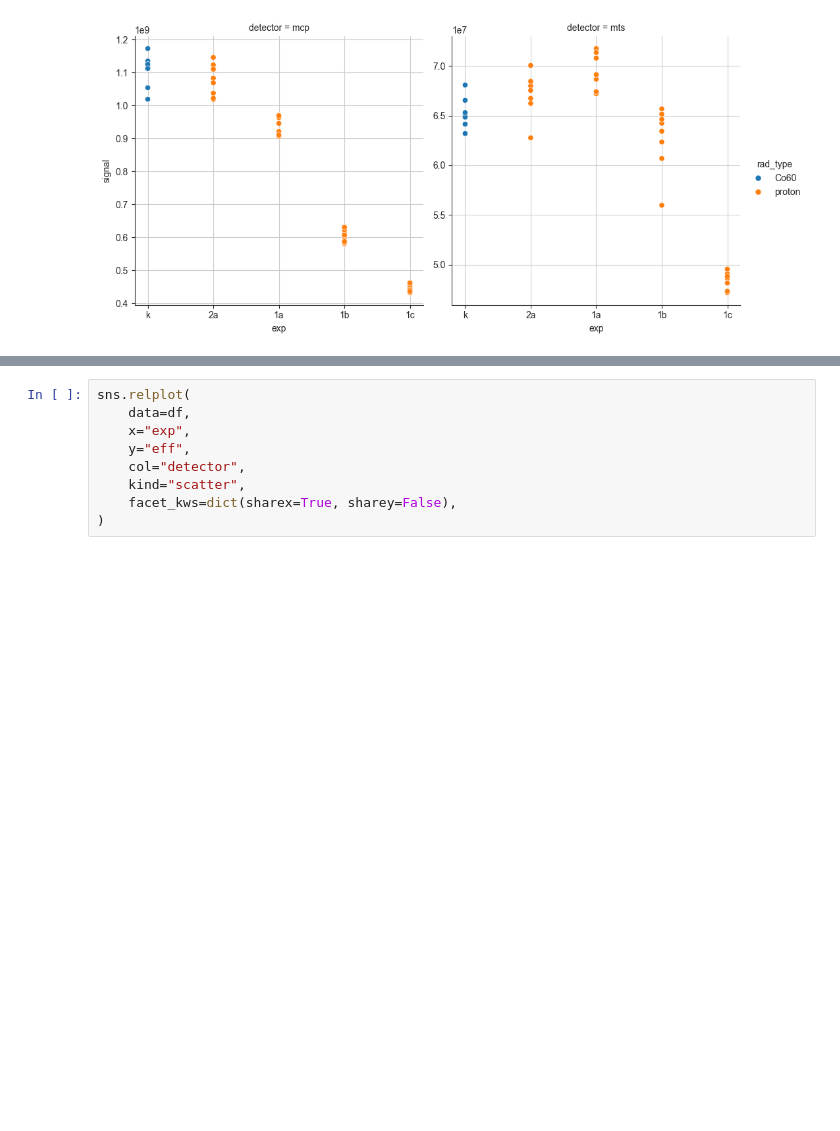
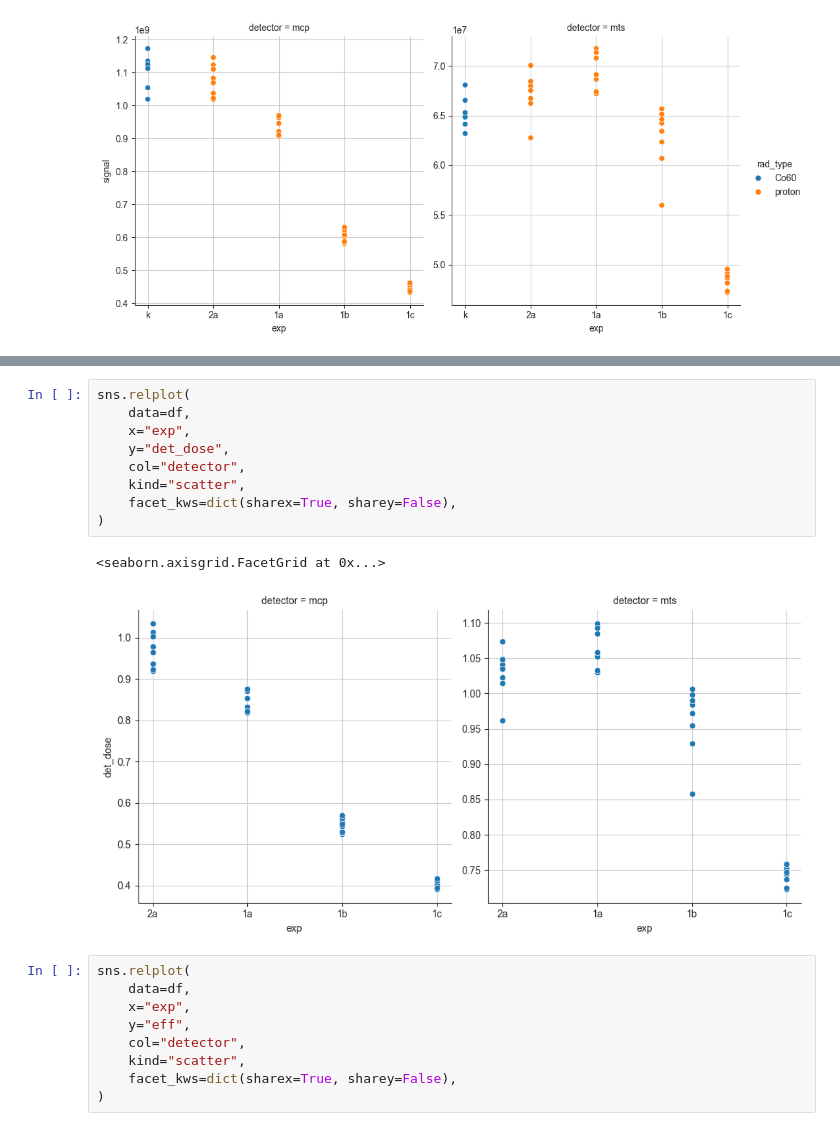
Before and after one commit to grzanka/tld_let_calibration, a Jupyter notebook: notebook/0.5-explore_data_dcpt.ipynb, the cells around one changed output, grey strips where cells are left out. Cells and saved outputs as stored; diff of their text form; blank space fills up the shorter version.

```diff
--- a/notebook/0.5-explore_data_dcpt.ipynb
+++ b/notebook/0.5-explore_data_dcpt.ipynb
@@ -249,3 +317,15 @@ mts 2a 1.009 65283257.3125
+# %%
+sns.relplot(
+    data=df,
+    x="exp",
+    y="det_dose",
+    col="detector",
+    kind="scatter",
+    facet_kws=dict(sharex=True, sharey=False),
+)
+# %% [output]
+<seaborn.axisgrid.FacetGrid at 0x...>
+[figure, added]
 # %%
 sns.relplot(
     data=df,
```
Also changed, not shown: parts of 9 cells of this notebook, 6 other files.
